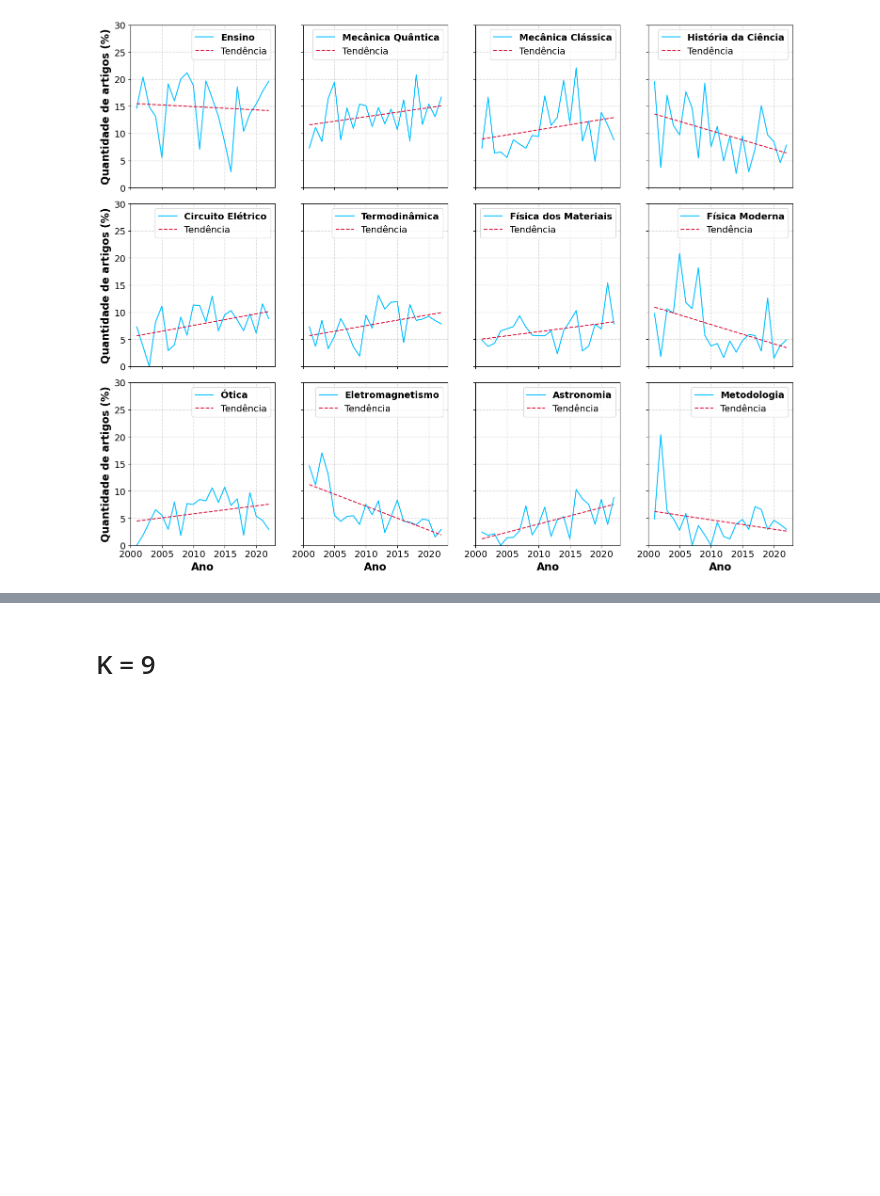
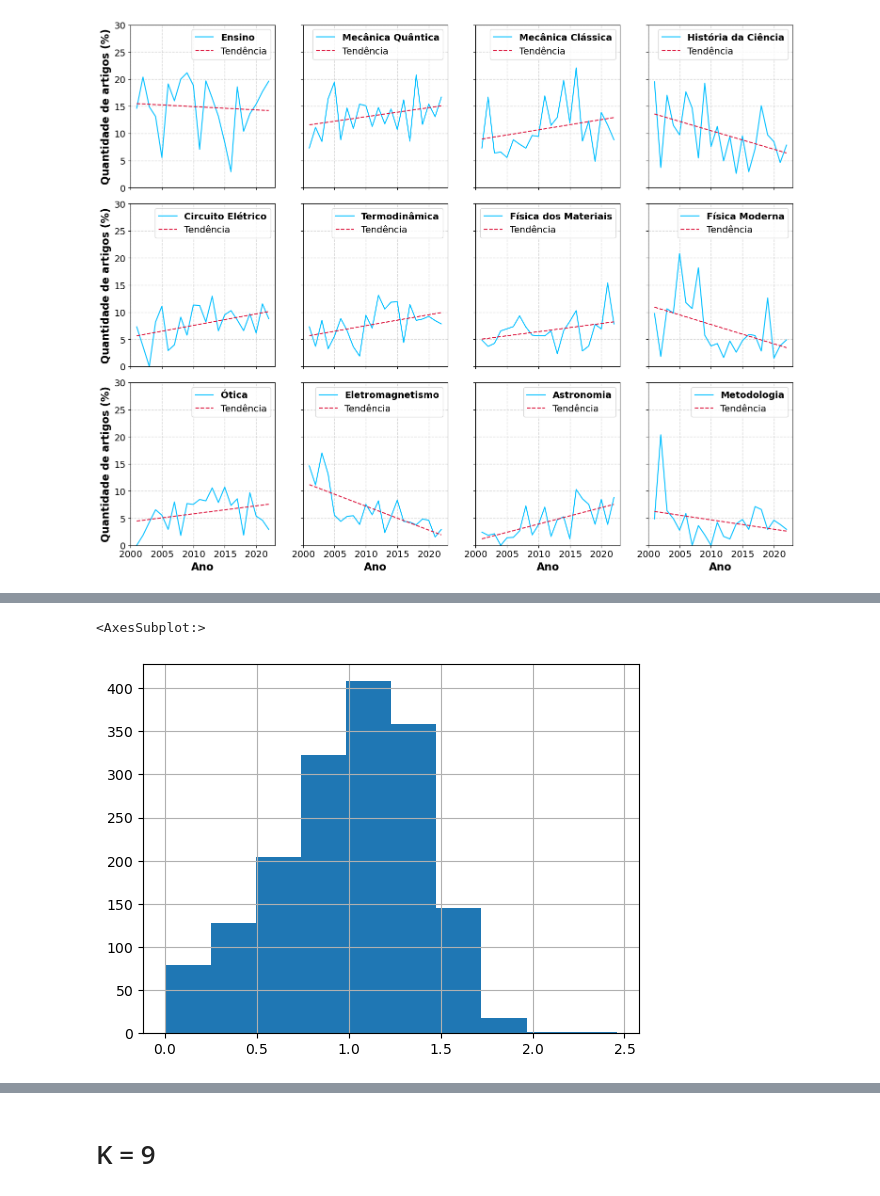
Before and after one commit to ghurone/monografia, a Jupyter notebook: code/4. Análise Dataset SciELO.ipynb, the cells around one changed output, grey strips where cells are left out. Saved outputs shown, nothing was run; the diff lists cells and outputs as text; code cells hidden in the pictures; blank space fills up the shorter version.

```diff
--- a/code/4. Análise Dataset SciELO.ipynb
+++ b/code/4. Análise Dataset SciELO.ipynb
@@ -190,0 +222,5 @@ fig.savefig('plots/tópicosporano.png', dpi=300, bbox_inches='tight')
+# %%
+df_12['topico_entropia'].hist()
+# %% [output]
+<AxesSubplot:>
+[figure, added]
```
Also changed, not shown: parts of 45 cells of this notebook, 8 other files.
